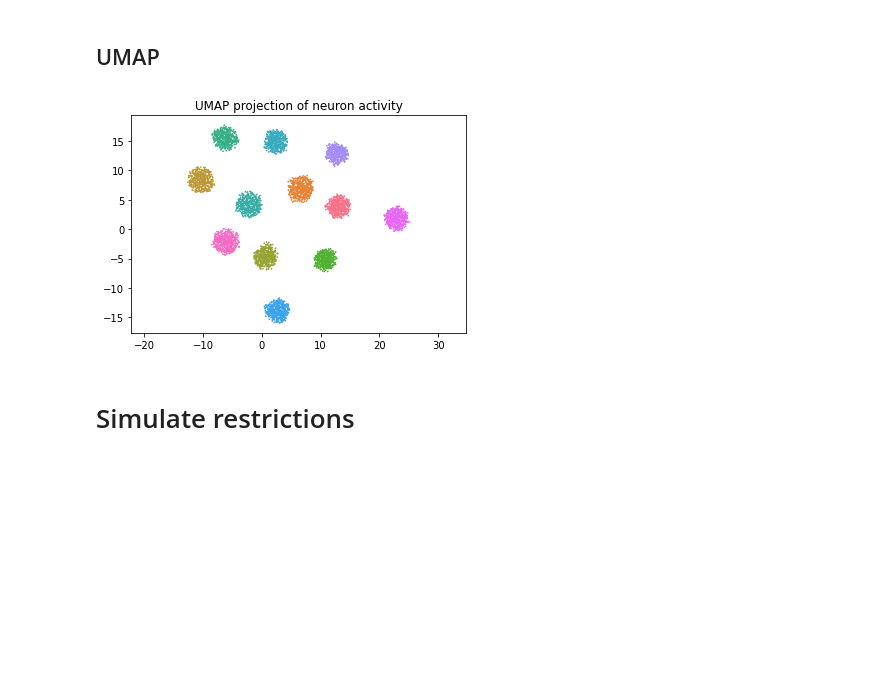
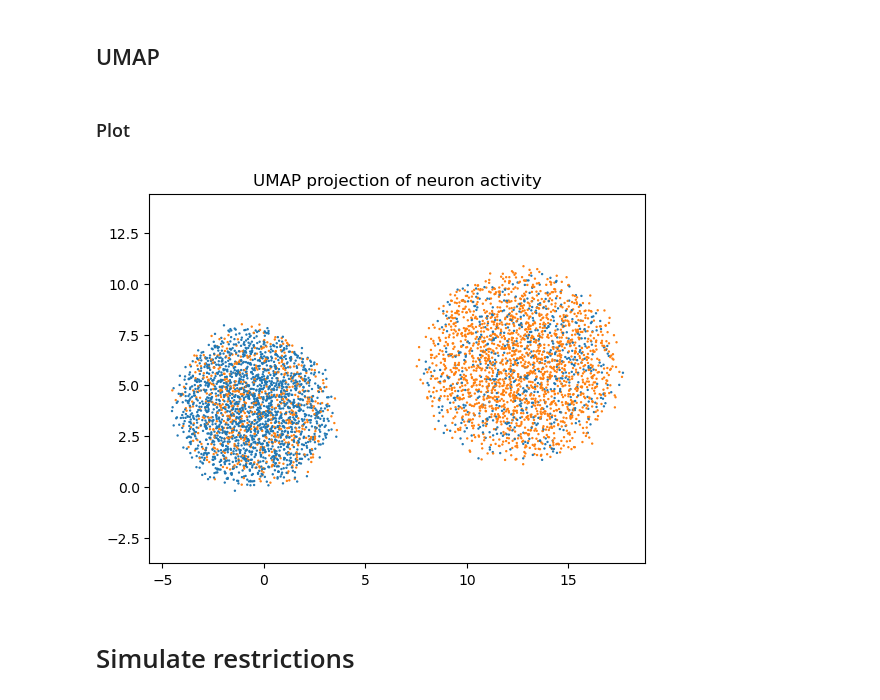
Before and after one commit to Zoroa1885/Multi-state-HMM-torch-model, a Jupyter notebook: analysis.ipynb, the cells around one changed output. Drawn from its saved outputs; the diff is of its cells as text; code cells hidden in the pictures; blank space fills up the shorter version.

```diff
--- a/analysis.ipynb
+++ b/analysis.ipynb
@@ -953,0 +1312,2 @@ m_dimensions = X.shape[1]
+# %%
+X = torch.tensor(X_state_ensamble.values)
@@ -954,6 +1317,7 @@ m_dimensions = X.shape[1]
 # %%
 model = HMM_bayes(n_state_list, m_dimensions, max_iterations, tolerance, lambda_tol = lambda_tol,
                  lambda_max_iter = lambda_max_iterations, lambda_learning_rate = lambda_learning_rate,
-                 lambda_initate_list=lambda_initiate_list)
+                 lambda_initate_list=lambda_initiate_list, one_to_rule_all_interval=one_to_rule_all_interval,
+                 strong = strong, median=median)
 model.fit(X)
 # %% [output]
@@ -992,0 +1387,3 @@ tensor([[[1, 2, 3],
+# %%
+optim_model = model
+optim_model.fit_optim(X)
@@ -1050,6 +1507,7 @@ plt.show()
 # %%
-y_pred_3 = prediction.T[0]
-y_pred_4 = prediction.T[1]
+y_pred_1 = prediction.T[0]
+y_pred_2 = prediction.T[1]
+y_pred_3 = prediction.T[2]
 # %% [markdown]
 # Load Data
 # %%
@@ -1086,23 +1569,25 @@ ensemble_state = [combo_to_number[combo] for combo in combination]
+# %% [markdown]
+### Plot
 # %%
-states = ensemble_state
+states = np.array(y_pred_3)
 
-X = X_state_ensamble
+X_umap = X_3_states
 
-X_scaled = StandardScaler().fit_transform(X)
+X_scaled = StandardScaler().fit_transform(X_umap)
 
 reducer = umap.UMAP(n_neighbors=10, min_dist=1)
 
 embedding = reducer.fit_transform(X_scaled)
 
-custom_palette = sns.color_palette("husl", len(set(states)))
+custom_palette = sns.color_palette("tab10", max(states)+1)
 
 plt.scatter(
     embedding[:, 0],
     embedding[:, 1], c=[custom_palette[x] for x in states], s = 0.5)
 plt.gca().set_aspect('equal', 'datalim')
 plt.title('UMAP projection of neuron activity');
 # %% [output]
-[figure, old version]
+[figure, new version]
 # %% [markdown]
 # Simulate restrictions
 # %%
```
Also changed, not shown: parts of 35 cells of this notebook, 1 other file.
